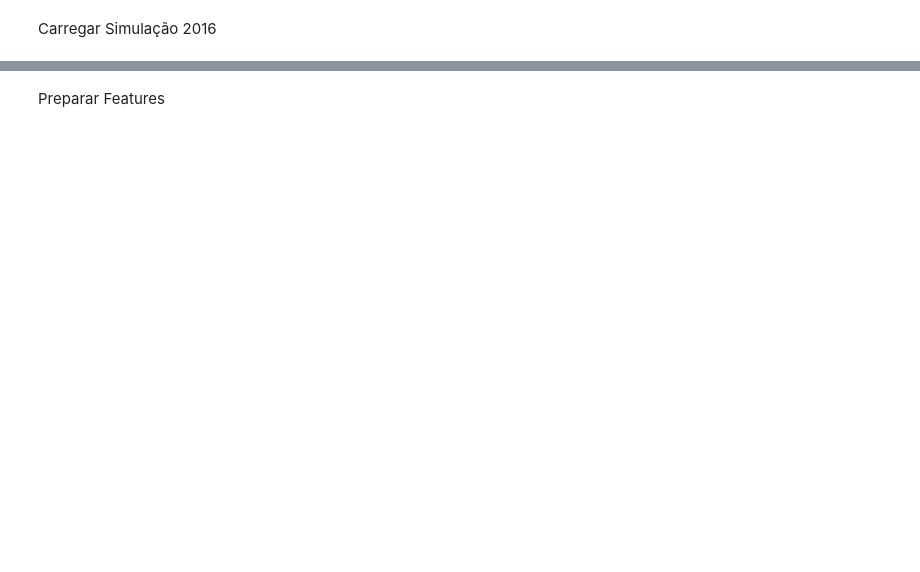
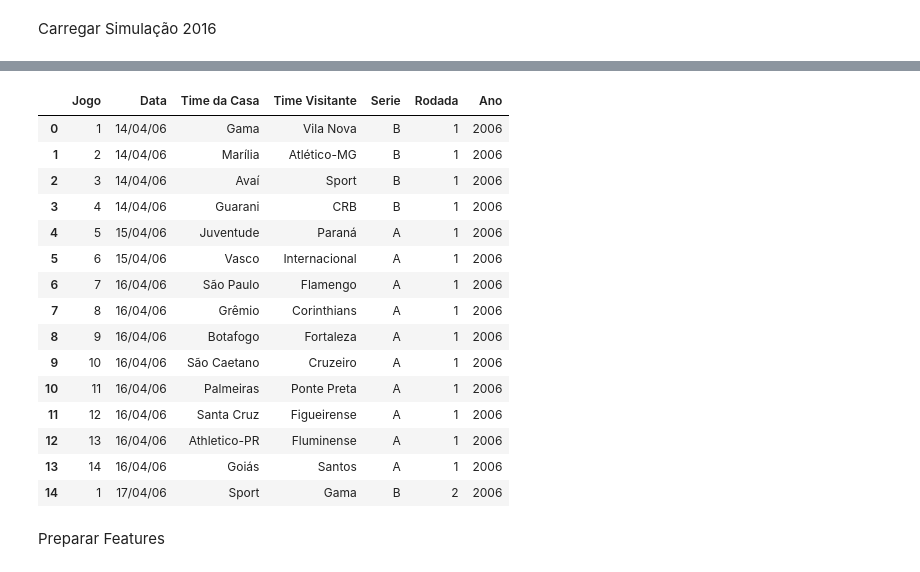
Before and after one commit to MichelRochytor/projetoloteca, a Jupyter notebook: xgboost.ipynb, the cells around one changed output, grey strips where cells are left out. Cells and saved outputs as stored; diff of their text form; code cells hidden in the pictures; blank space fills up the shorter version.

```diff
--- a/xgboost.ipynb
+++ b/xgboost.ipynb
@@ -175,36 +255,59 @@ print(f"Times totais com jogos de copa: {len(todos_jogos_copa)}")
 # %% [markdown]
 Carregar Simulação 2016
 # %%
-# 1. Caminho para a pasta onde estão os arquivos
-caminho_pasta = 'simulacao/2016/'
+# --- FUNÇÃO AUXILIAR: Ordenação Natural (1, 2, 10 em vez de 1, 10, 2) ---
+def natural_sort_key(s):
+    return [int(text) if text.isdigit() else text.lower() for text in re.split('([0-9]+)', s)]
 
-# 2. Busca todos os arquivos que começam com 'rodada' e terminam com '.csv'
-# O '*' funciona como um coringa (wildcard)
-arquivos_rodadas = glob.glob(os.path.join(caminho_pasta, 'rodada*.csv'))
+# --- ETAPA 3: CARREGAMENTO DOS ARQUIVOS DE SIMULAÇÃO (2006-2012) ---
+anos_simulacao = list(range(2006, 2021))
+lista_dfs_simulacao = []
 
-# Ordenar os arquivos numericamente para garantir que a sequência esteja correta
-# (Opcional, mas boa prática para conferência)
-arquivos_rodadas.sort()
+print("🚀 Iniciando consolidação dos arquivos de simulação...")
 
-print(f"📂 Encontrados {len(arquivos_rodadas)} arquivos de rodada.")
+for ano in anos_simulacao:
+    caminho_pasta = f'simulacao/{ano}/'
 
-# 3. Lista para armazenar os DataFrames de cada rodada
-lista_dfs = []
+    # Verifica se a pasta do ano existe
+    if not os.path.exists(caminho_pasta):
+        print(f"⚠️ Pasta não encontrada: {caminho_pasta}. Pulando...")
+        continue
 
-for arquivo in arquivos_rodadas:
-    try:
-        df_temp = pd.read_csv(arquivo)
-        # É sempre bom garantir que a coluna 'Rodada' exista e esteja correta
-        # Se não tiver no CSV, você pode extrair do nome do arquivo
-        lista_dfs.append(df_temp)
-    except Exception as e:
-        print(f"⚠️ Erro ao ler {arquivo}: {e}")
+    # Busca arquivos rodada*.csv e ordena corretamente
+    arquivos_rodadas = sorted(glob.glob(os.path.join(caminho_pasta, 'rodada*.csv')), key=natural_sort_key)
 
-# 4. Concatenar (empilhar) todos os DataFrames em um só
-df_serie_a_completo = pd.concat(lista_dfs, ignore_index=True)
+    print(f"📅 Ano {ano}: Encontrados {len(arquivos_rodadas)} arquivos de rodada.")
 
-# 5. Ordenar por rodada para o seu código de análise de features funcionar perfeitamente
-df_serie_a_completo = df_serie_a_completo.sort_values(by='Rodada').reset_index(drop=True)
+    for arquivo in arquivos_rodadas:
+        try:
+            df_temp = pd.read_csv(arquivo)
 
-print(f"✅ Consolidação concluída! Total de jogos carregados: {len(df_serie_a_completo)}")
-print(df_serie_a_completo)
+            # Adiciona o ano e extrai o número da rodada se não existir
+            df_temp['Ano'] = ano
+            if 'Rodada' not in df_temp.columns:
+                # Extrai o número do nome do arquivo (ex: rodada5.csv -> 5)
+                num_rodada = int(re.search(r'rodada(\d+)', arquivo).group(1))
+                df_temp['Rodada'] = num_rodada
+
+            lista_dfs_simulacao.append(df_temp)
+        except Exception as e:
+            print(f"⚠️ Erro ao ler {arquivo}: {e}")
+
+# Concatenar todos os DataFrames de simulação
+if lista_dfs_simulacao:
+    df_simulacao_completo = pd.concat(lista_dfs_simulacao, ignore_index=True)
+
+    # Ordenação lógica: primeiro por Ano, depois por Rodada e por fim pelo número do Jogo (1 a 14)
+    df_simulacao_completo = df_simulacao_completo.sort_values(by=['Ano', 'Rodada', 'Jogo']).reset_index(drop=True)
+
+    print("\n" + "="*50)
+    print("✅ CONSOLIDAÇÃO DE SIMULAÇÃO CONCLUÍDA!")
+    print("="*50)
+    print(f"Total de rodadas carregadas: {len(lista_dfs_simulacao)}")
+    print(f"Total de jogos (bilhetes): {len(df_simulacao_completo)}")
+
+    # Exibe as primeiras linhas para conferência
+    display(df_simulacao_completo.head(15))
+else:
+    print("❌ Erro: Nenhum arquivo de simulação foi carregado!")
+# %% [output]
@@ -211,2 +331,18 @@ print(df_serie_a_completo)
+|  | Jogo | Data | Time da Casa | Time Visitante | Serie | Rodada | Ano |
+| 0 | 1 | 14/04/06 | Gama | Vila Nova | B | 1 | 2006 |
+| 1 | 2 | 14/04/06 | Marília | Atlético-MG | B | 1 | 2006 |
+| 2 | 3 | 14/04/06 | Avaí | Sport | B | 1 | 2006 |
+| 3 | 4 | 14/04/06 | Guarani | CRB | B | 1 | 2006 |
+| 4 | 5 | 15/04/06 | Juventude | Paraná | A | 1 | 2006 |
+| 5 | 6 | 15/04/06 | Vasco | Internacional | A | 1 | 2006 |
+| 6 | 7 | 16/04/06 | São Paulo | Flamengo | A | 1 | 2006 |
+| 7 | 8 | 16/04/06 | Grêmio | Corinthians | A | 1 | 2006 |
+| 8 | 9 | 16/04/06 | Botafogo | Fortaleza | A | 1 | 2006 |
+| 9 | 10 | 16/04/06 | São Caetano | Cruzeiro | A | 1 | 2006 |
+| 10 | 11 | 16/04/06 | Palmeiras | Ponte Preta | A | 1 | 2006 |
+| 11 | 12 | 16/04/06 | Santa Cruz | Figueirense | A | 1 | 2006 |
+| 12 | 13 | 16/04/06 | Athletico-PR | Fluminense | A | 1 | 2006 |
+| 13 | 14 | 16/04/06 | Goiás | Santos | A | 1 | 2006 |
+| 14 | 1 | 17/04/06 | Sport | Gama | B | 2 | 2006 |
 # %% [markdown]
 Preparar Features
```
Also changed, not shown: parts of 19 cells of this notebook, 14 other files.
